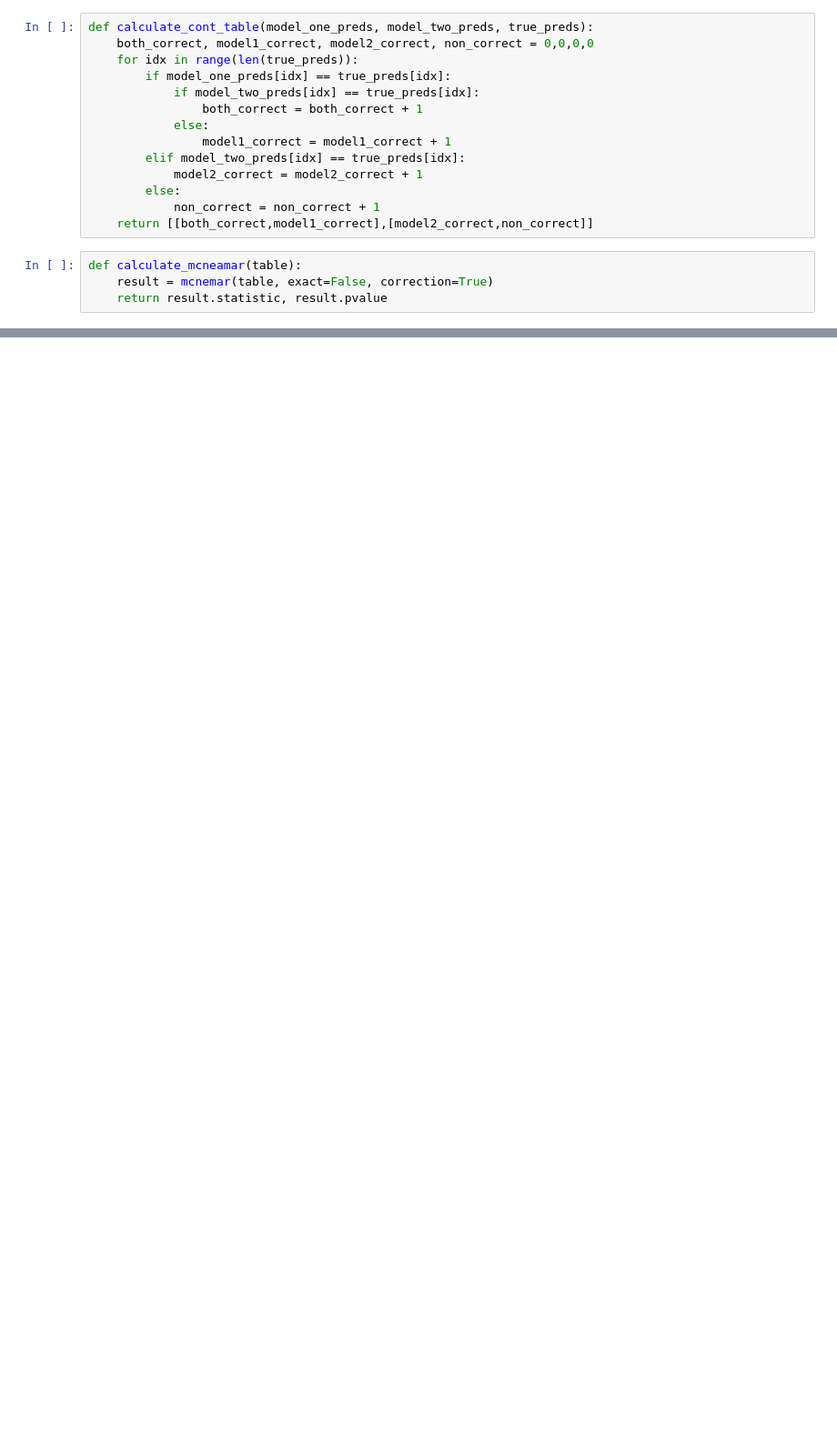
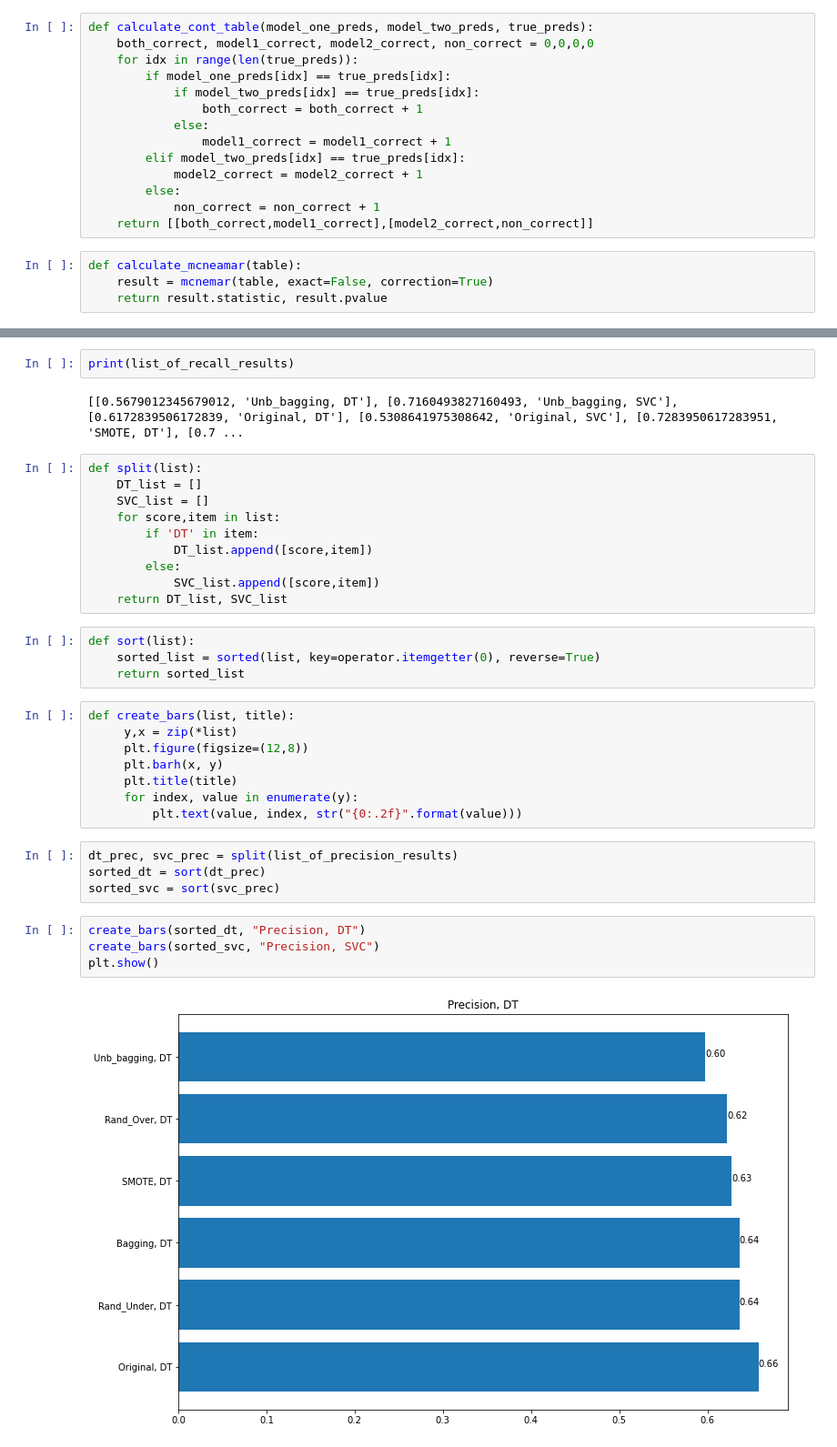
Before and after one commit to mazzardi/DAMI2, a Jupyter notebook: final_final.ipynb, the cells around one changed output, grey strips where cells are left out. Shown at 91% size. Cells and saved outputs as stored; diff of their text form; blank space fills up the shorter version.

```diff
--- a/final_final.ipynb
+++ b/final_final.ipynb
@@ -519,0 +559,36 @@ print(get_mcnemar_df())
+# %%
+print(list_of_recall_results)
+# %% [output]
+[[0.5679012345679012, 'Unb_bagging, DT'], [0.7160493827160493, 'Unb_bagging, SVC'], [0.6172839506172839, 'Original, DT'], [0.5308641975308642, 'Original, SVC'], [0.7283950617283951, 'SMOTE, DT'], [0.7 ...
+# %%
+def split(list):
+    DT_list = []
+    SVC_list = []
+    for score,item in list:
+        if 'DT' in item:
+            DT_list.append([score,item])
+        else:
+            SVC_list.append([score,item])
+    return DT_list, SVC_list
+# %%
+def sort(list):
+    sorted_list = sorted(list, key=operator.itemgetter(0), reverse=True)
+    return sorted_list
+# %%
+def create_bars(list, title):
+     y,x = zip(*list)
+     plt.figure(figsize=(12,8))
+     plt.barh(x, y)
+     plt.title(title)
+     for index, value in enumerate(y):
+         plt.text(value, index, str("{0:.2f}".format(value)))
+# %%
+dt_prec, svc_prec = split(list_of_precision_results)
+sorted_dt = sort(dt_prec)
+sorted_svc = sort(svc_prec)
+# %%
+create_bars(sorted_dt, "Precision, DT")
+create_bars(sorted_svc, "Precision, SVC")
+plt.show()
+# %% [output]
+[figure, added]
```
Also changed, not shown: parts of 33 cells of this notebook, 1 other file.
